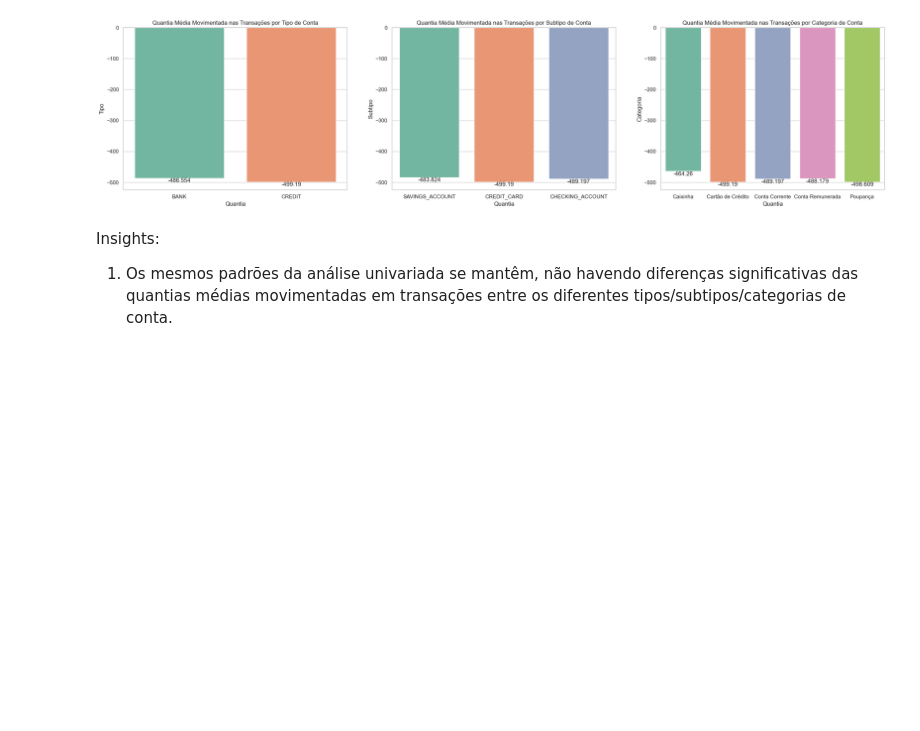
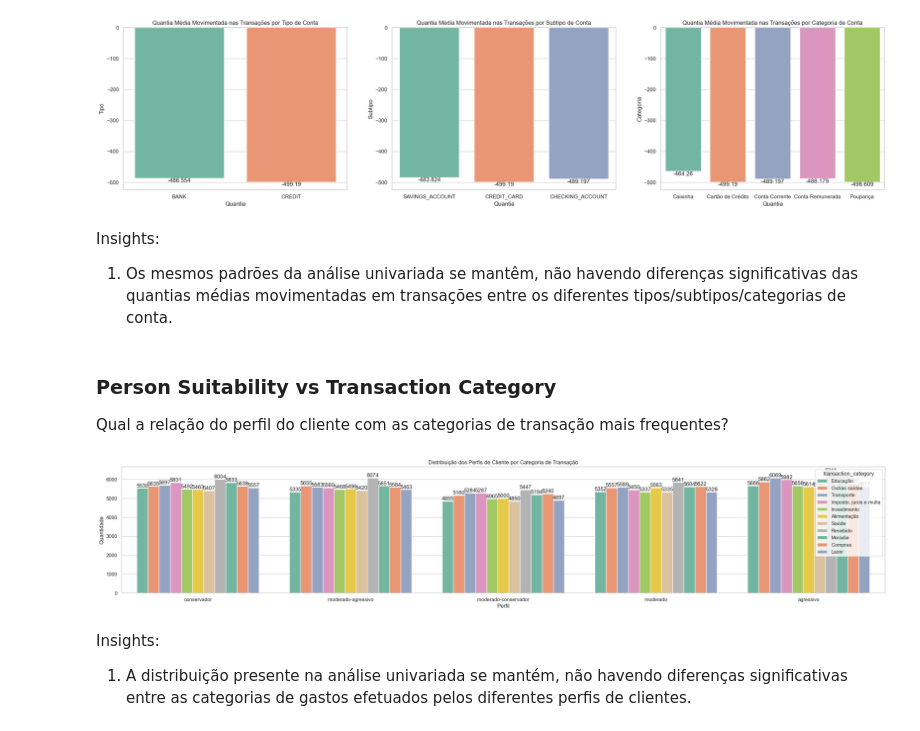
Before and after one commit to allmeidaapedro/Clusterizacao-Clientes-Cartao-Credito, a Jupyter notebook: notebooks/1. EDA.ipynb, the cells around one changed output. Drawn from its saved outputs; the diff is of its cells as text; code cells hidden in the pictures; blank space fills up the shorter version.

Commit message:
Análises bivariadas na eda

```diff
--- a/notebooks/1. EDA.ipynb
+++ b/notebooks/1. EDA.ipynb
@@ -686,3 +669,22 @@ for container in ax2.containers:
 # %% [markdown]
 Insights:
 1. Os mesmos padrões da análise univariada se mantêm, não havendo diferenças significativas das quantias médias movimentadas em transações entre os diferentes tipos/subtipos/categorias de conta.
+# %% [markdown]
+### Person Suitability vs Transaction Category
+Qual a relação do perfil do cliente com as categorias de transação mais frequentes?
+# %%
+plt.figure(figsize=(30, 5))
+ax = sns.countplot(data=df, x='person_suitability', hue='transaction_category', palette='Set2')
+ax.set_title('Distribuição dos Perfis de Cliente por Categoria de Transação')
+ax.set_xlabel('Perfil')
+ax.set_ylabel('Quantidade')
+
+for container in ax.containers:
+    ax.bar_label(container)
+
+plt.show()
+# %% [output]
+[figure, added]
+# %% [markdown]
+Insights:
+1. A distribuição presente na análise univariada se mantém, não havendo diferenças significativas entre as categorias de gastos efetuados pelos diferentes perfis de clientes.
```
Also changed, not shown: parts of 3 cells of this notebook.
